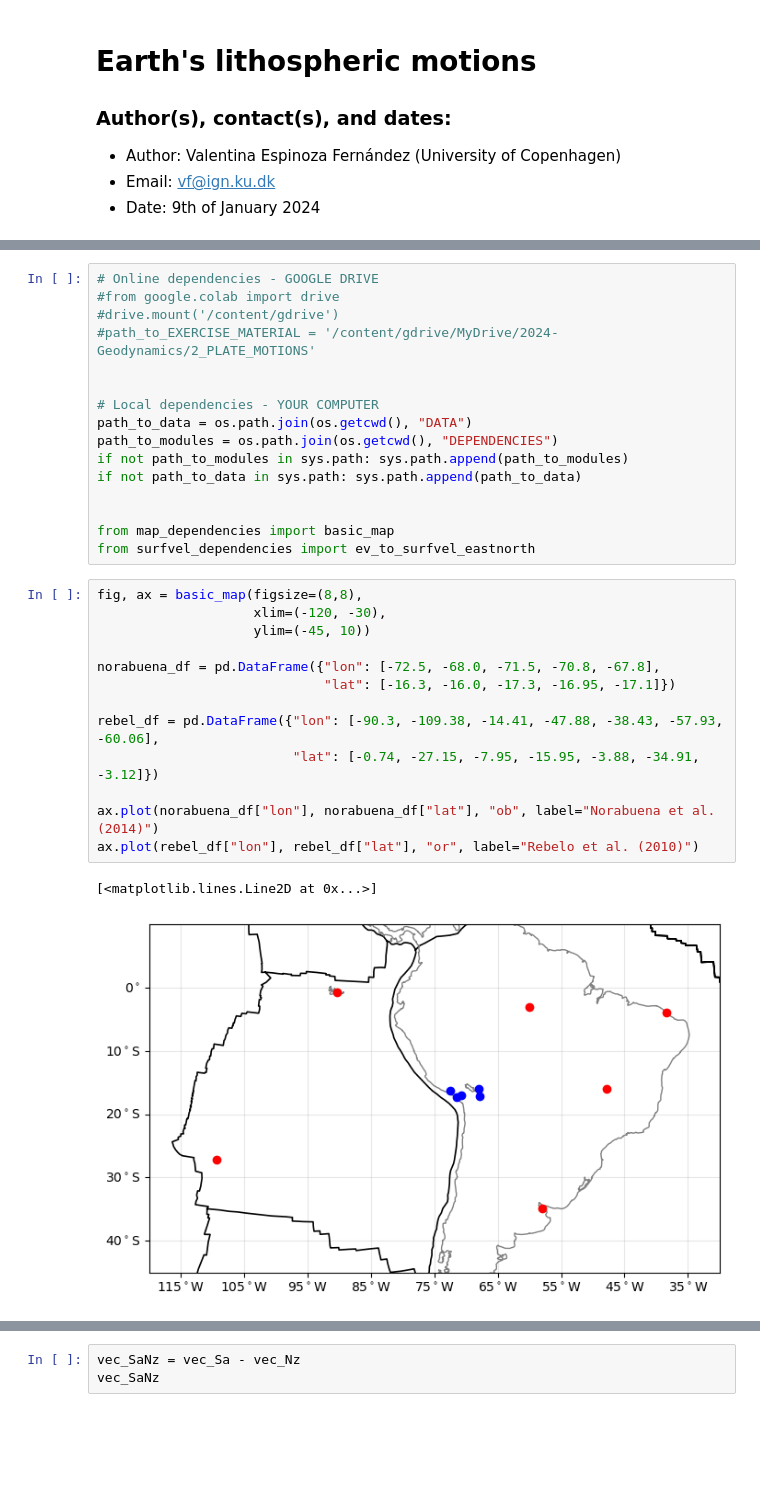
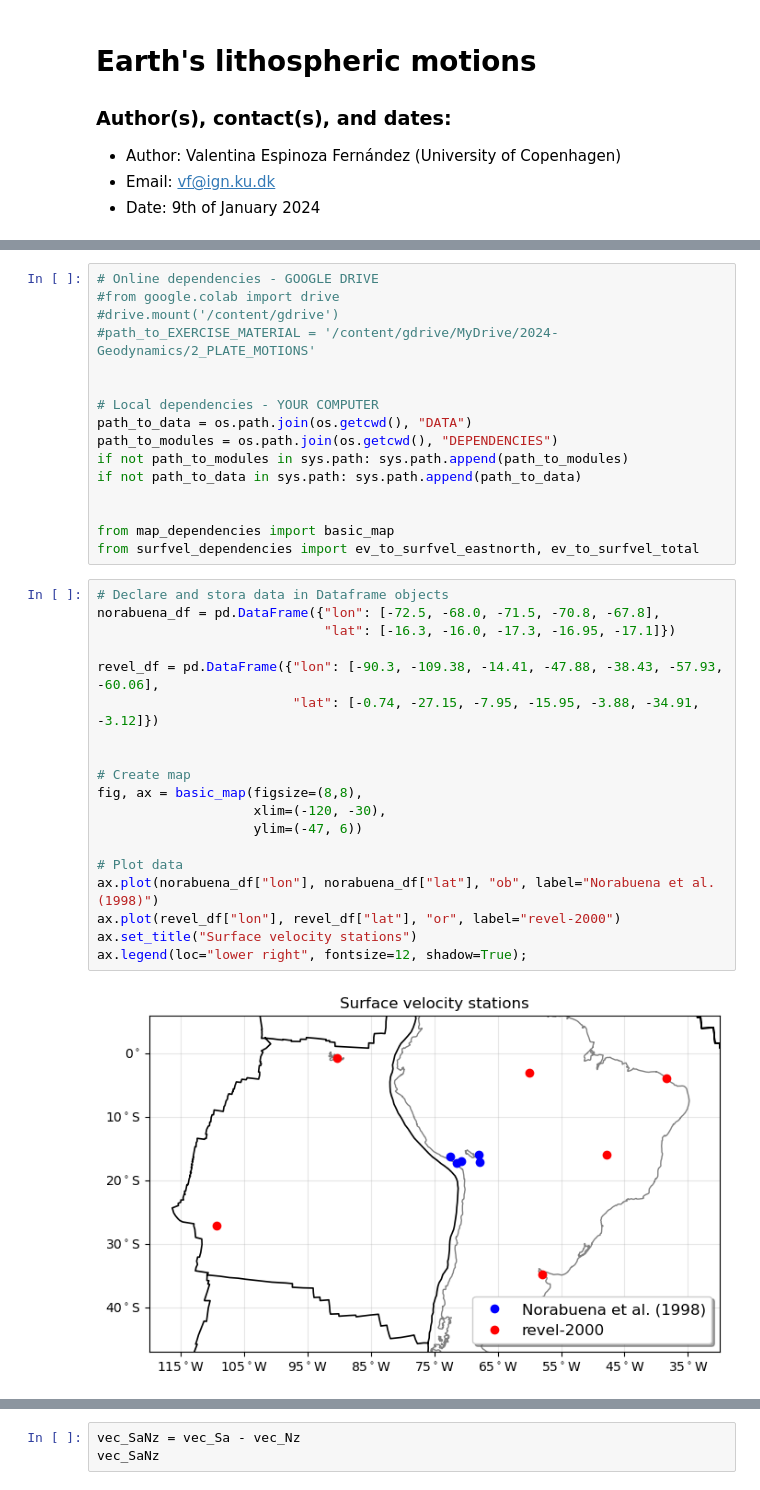
Before and after one commit to ValeEspinozaF/GeodynamicsTeaching-KU2024, a Jupyter notebook: EX3_PLATE_MOTIONS.ipynb, the cells around one changed output, grey strips where cells are left out. Cells and saved outputs as stored; diff of their text form; blank space fills up the shorter version.

```diff
--- a/EX3_PLATE_MOTIONS.ipynb
+++ b/EX3_PLATE_MOTIONS.ipynb
@@ -48,21 +47,26 @@ if not path_to_data in sys.path: sys.path.append(path_to_data)
 
 
 from map_dependencies import basic_map
-from surfvel_dependencies import ev_to_surfvel_eastnorth
+from surfvel_dependencies import ev_to_surfvel_eastnorth, ev_to_surfvel_total
 # %%
-fig, ax = basic_map(figsize=(8,8),
-                    xlim=(-120, -30),
-                    ylim=(-45, 10))
-
+# Declare and stora data in Dataframe objects
 norabuena_df = pd.DataFrame({"lon": [-72.5, -68.0, -71.5, -70.8, -67.8],
                              "lat": [-16.3, -16.0, -17.3, -16.95, -17.1]})
 
-rebel_df = pd.DataFrame({"lon": [-90.3, -109.38, -14.41, -47.88, -38.43, -57.93, -60.06],
+revel_df = pd.DataFrame({"lon": [-90.3, -109.38, -14.41, -47.88, -38.43, -57.93, -60.06],
                          "lat": [-0.74, -27.15, -7.95, -15.95, -3.88, -34.91, -3.12]})
 
-ax.plot(norabuena_df["lon"], norabuena_df["lat"], "ob", label="Norabuena et al. (2014)")
-ax.plot(rebel_df["lon"], rebel_df["lat"], "or", label="Rebelo et al. (2010)")
+
+# Create map
+fig, ax = basic_map(figsize=(8,8),
+                    xlim=(-120, -30),
+                    ylim=(-47, 6))
+
+# Plot data
+ax.plot(norabuena_df["lon"], norabuena_df["lat"], "ob", label="Norabuena et al. (1998)")
+ax.plot(revel_df["lon"], revel_df["lat"], "or", label="revel-2000")
+ax.set_title("Surface velocity stations")
+ax.legend(loc="lower right", fontsize=12, shadow=True);
 # %% [output]
-[<matplotlib.lines.Line2D at 0x...>]
-[figure, old version]
+[figure, new version]
 # %% [markdown]
```
Also changed, not shown: parts of 18 cells of this notebook, 10 other files.
